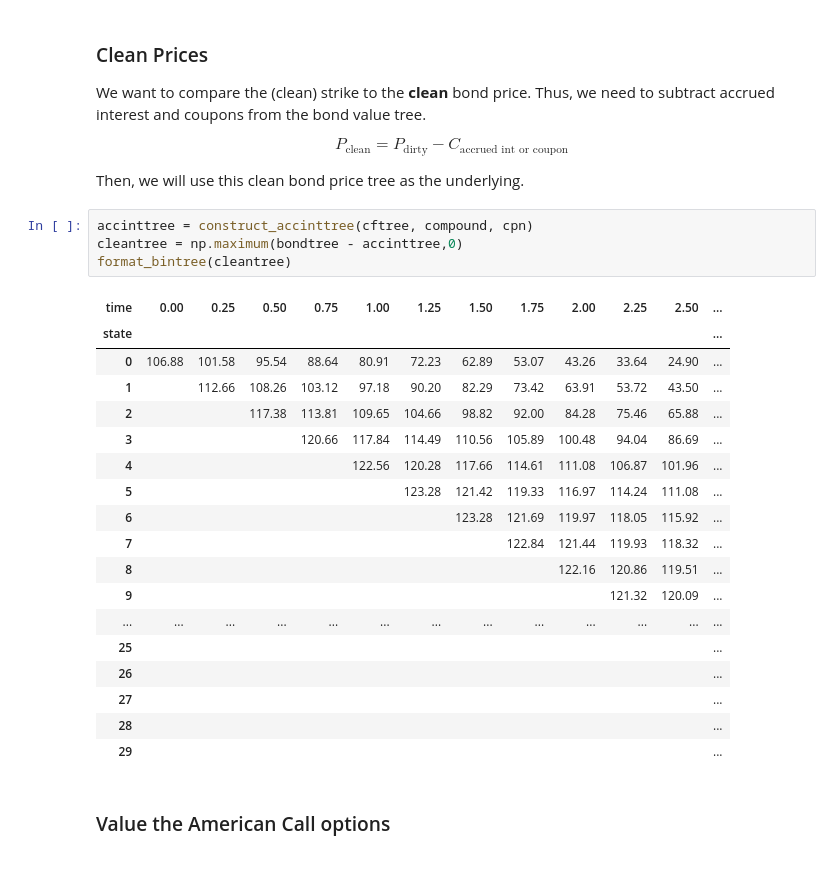
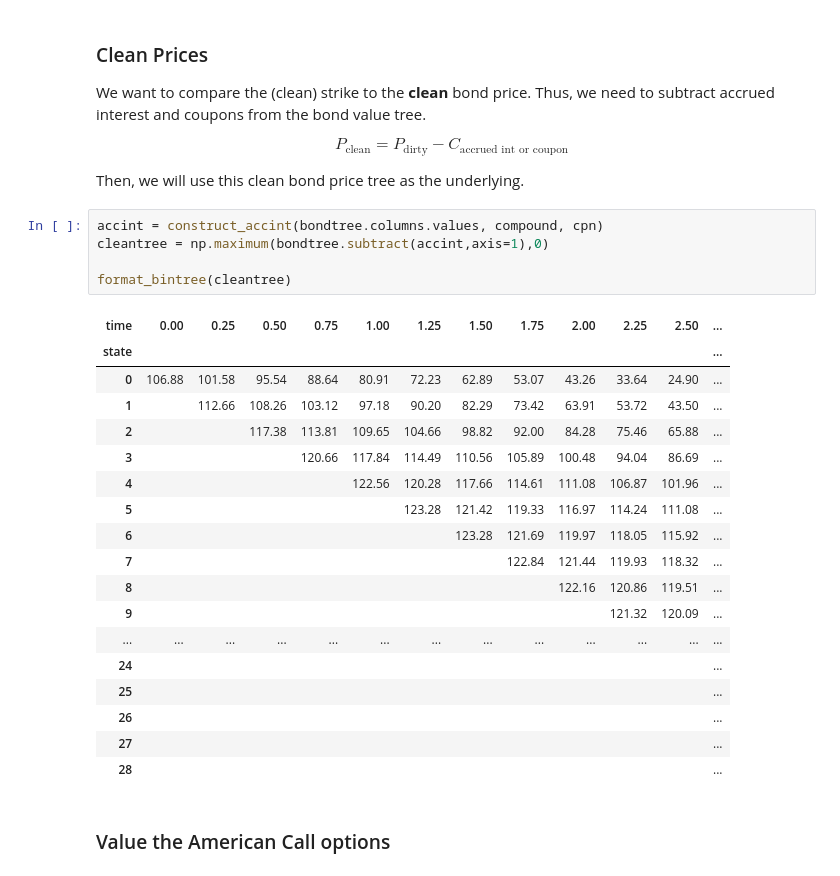
Before and after one commit to ttayl/finm-fiderivs-2023, a Jupyter notebook: homework/Solution 2.ipynb, the cells around one changed output. Saved outputs shown, nothing was run; the diff lists cells and outputs as text.

```diff
--- a/homework/Solution 2.ipynb
+++ b/homework/Solution 2.ipynb
@@ -281,28 +281,29 @@ $$P_{\text{clean}} = P_{\text{dirty}} - C_{\text{accrued int or coupon}}$$
 
 Then, we will use this clean bond price tree as the underlying.
 # %%
-accinttree = construct_accinttree(cftree, compound, cpn)
-cleantree = np.maximum(bondtree - accinttree,0)
+accint = construct_accint(bondtree.columns.values, compound, cpn)
+cleantree = np.maximum(bondtree.subtract(accint,axis=1),0)
+
 format_bintree(cleantree)
 # %% [output]
 | time | 0.00 | 0.25 | 0.50 | 0.75 | 1.00 | 1.25 | 1.50 | 1.75 | 2.00 | 2.25 | 2.50 | ... |
 | state |  |  |  |  |  |  |  |  |  |  |  | ... |
 | 0 | 106.88 | 101.58 | 95.54 | 88.64 | 80.91 | 72.23 | 62.89 | 53.07 | 43.26 | 33.64 | 24.90 | ... |
 | 1 |  | 112.66 | 108.26 | 103.12 | 97.18 | 90.20 | 82.29 | 73.42 | 63.91 | 53.72 | 43.50 | ... |
 | 2 |  |  | 117.38 | 113.81 | 109.65 | 104.66 | 98.82 | 92.00 | 84.28 | 75.46 | 65.88 | ... |
 | 3 |  |  |  | 120.66 | 117.84 | 114.49 | 110.56 | 105.89 | 100.48 | 94.04 | 86.69 | ... |
 | 4 |  |  |  |  | 122.56 | 120.28 | 117.66 | 114.61 | 111.08 | 106.87 | 101.96 | ... |
 | 5 |  |  |  |  |  | 123.28 | 121.42 | 119.33 | 116.97 | 114.24 | 111.08 | ... |
 | 6 |  |  |  |  |  |  | 123.28 | 121.69 | 119.97 | 118.05 | 115.92 | ... |
 | 7 |  |  |  |  |  |  |  | 122.84 | 121.44 | 119.93 | 118.32 | ... |
 | 8 |  |  |  |  |  |  |  |  | 122.16 | 120.86 | 119.51 | ... |
 | 9 |  |  |  |  |  |  |  |  |  | 121.32 | 120.09 | ... |
 | ... | ... | ... | ... | ... | ... | ... | ... | ... | ... | ... | ... | ... |
+| 24 |  |  |  |  |  |  |  |  |  |  |  | ... |
 | 25 |  |  |  |  |  |  |  |  |  |  |  | ... |
 | 26 |  |  |  |  |  |  |  |  |  |  |  | ... |
 | 27 |  |  |  |  |  |  |  |  |  |  |  | ... |
 | 28 |  |  |  |  |  |  |  |  |  |  |  | ... |
-| 29 |  |  |  |  |  |  |  |  |  |  |  | ... |
 # %% [markdown]
 ### Value the American Call options
 # %%
```
Also changed, not shown: parts of 10 cells of this notebook, 3 other files.
